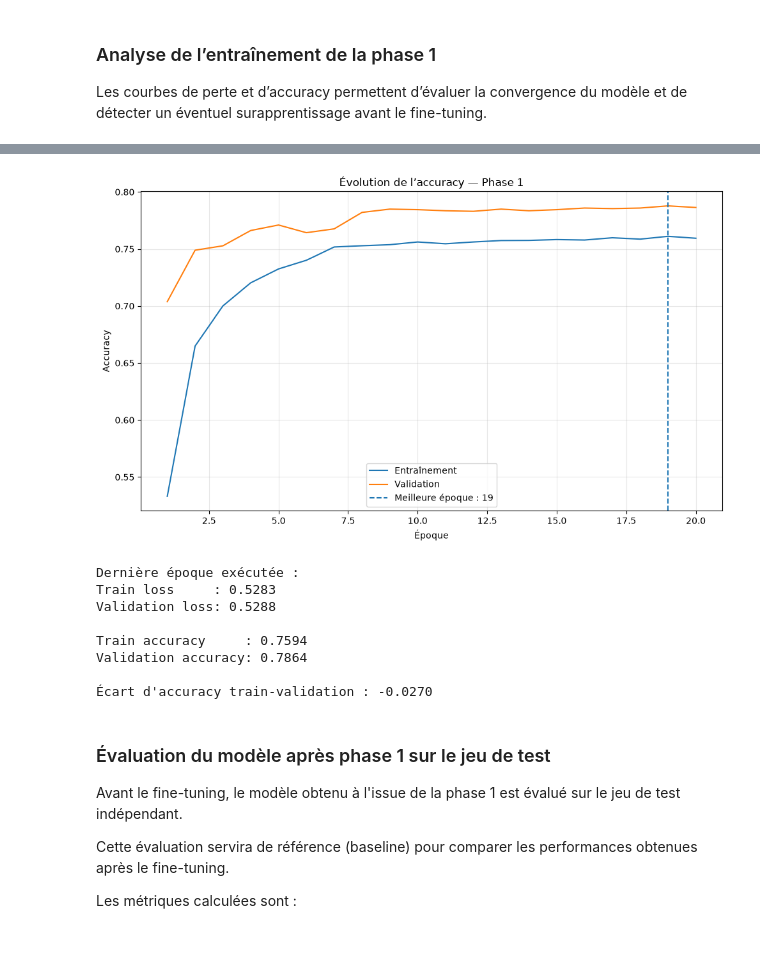
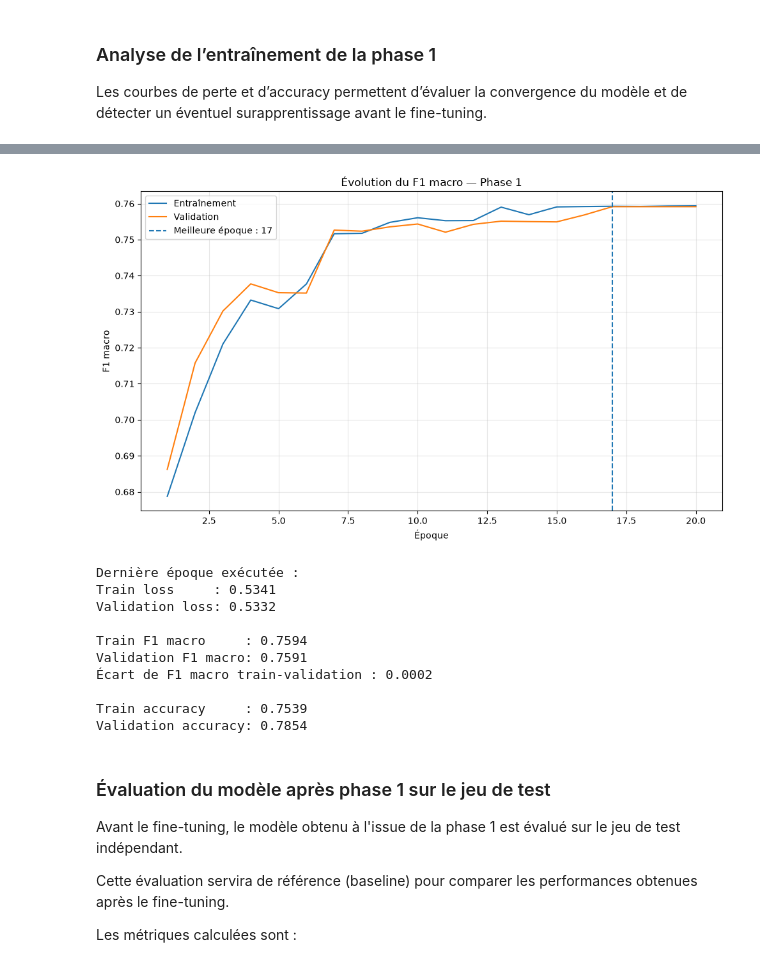
Before and after one commit to cyrilmarat/Liora_Covid, a Jupyter notebook: notebooks/Modelisation/ResNet/ResNet_50.ipynb, the cells around one changed output, grey strips where cells are left out. Cells and saved outputs as stored; diff of their text form; code cells hidden in the pictures.

```diff
--- a/notebooks/Modelisation/ResNet/ResNet_50.ipynb
+++ b/notebooks/Modelisation/ResNet/ResNet_50.ipynb
@@ -1118 +1186,6 @@ Learning rate phase 1 : 0.0001
+# %%
+macro_f1_callback = MacroF1Callback(
+    train_ds=train_ds,
+    val_ds=val_ds
+)
 # %%
@@ -1202,21 +1279,30 @@ Restoring model weights from the end of the best epoch: 19.
 epochs_completed_phase1 = len(history_phase1.history["loss"])
 
 best_epoch_phase1 = (
-    np.argmin(history_phase1.history["val_loss"]) + 1
+    np.argmax(history_phase1.history["val_f1_macro"]) + 1
 )
 
-best_val_loss_phase1 = np.min(
-    history_phase1.history["val_loss"]
+best_val_f1_phase1 = float(
+    np.max(history_phase1.history["val_f1_macro"])
 )
 
-best_val_accuracy_phase1 = history_phase1.history[
-    "val_accuracy"
-][best_epoch_phase1 - 1]
+best_val_loss_phase1 = float(
+    history_phase1.history["val_loss"][
+        best_epoch_phase1 - 1
+    ]
+)
+
+best_val_accuracy_phase1 = float(
+    history_phase1.history["val_accuracy"][
+        best_epoch_phase1 - 1
+    ]
+)
 
 print("Phase 1 terminée.")
 print("Nombre d'époques exécutées :", epochs_completed_phase1)
 print("Meilleure époque :", best_epoch_phase1)
-print(f"Meilleure val_loss : {best_val_loss_phase1:.4f}")
+print(f"Meilleur val_f1_macro : {best_val_f1_phase1:.4f}")
+print(f"Val_loss à la meilleure époque : {best_val_loss_phase1:.4f}")
 print(
     f"Val_accuracy à la meilleure époque : "
     f"{best_val_accuracy_phase1:.4f}"
@@ -1300,37 +1387,45 @@ plt.show()
 # %%
 plt.figure(figsize=(10, 6))
 
 plt.plot(
     history_phase1_df.index,
-    history_phase1_df["accuracy"],
+    history_phase1_df["f1_macro"],
     label="Entraînement"
 )
 
 plt.plot(
     history_phase1_df.index,
-    history_phase1_df["val_accuracy"],
+    history_phase1_df["val_f1_macro"],
     label="Validation"
 )
 
 plt.axvline(
     best_epoch_phase1,
     linestyle="--",
     label=f"Meilleure époque : {best_epoch_phase1}"
 )
 
-plt.title("Évolution de l’accuracy — Phase 1")
+plt.title("Évolution du F1 macro — Phase 1")
 plt.xlabel("Époque")
-plt.ylabel("Accuracy")
+plt.ylabel("F1 macro")
 plt.legend()
 plt.grid(alpha=0.3)
 
 plt.tight_layout()
 plt.show()
 # %% [output]
-[figure, old version]
+[figure, new version]
 # %%
 final_train_loss = history_phase1_df["loss"].iloc[-1]
 final_val_loss = history_phase1_df["val_loss"].iloc[-1]
+
+final_train_f1 = history_phase1_df[
+    "f1_macro"
+].iloc[-1]
+
+final_val_f1 = history_phase1_df[
+    "val_f1_macro"
+].iloc[-1]
 
 final_train_accuracy = history_phase1_df[
     "accuracy"
@@ -1344,22 +1439,28 @@ print("Dernière époque exécutée :")
 print(f"Train loss     : {final_train_loss:.4f}")
 print(f"Validation loss: {final_val_loss:.4f}")
 print()
+
+print(f"Train F1 macro     : {final_train_f1:.4f}")
+print(f"Validation F1 macro: {final_val_f1:.4f}")
+print(
+    f"Écart de F1 macro train-validation : "
+    f"{final_train_f1 - final_val_f1:.4f}"
+)
+print()
+
 print(f"Train accuracy     : {final_train_accuracy:.4f}")
 print(f"Validation accuracy: {final_val_accuracy:.4f}")
-print()
-print(
-    "Écart d'accuracy train-validation : "
-    f"{final_train_accuracy - final_val_accuracy:.4f}"
-)
 # %% [output]
 Dernière époque exécutée :
-Train loss     : 0.5283
-Validation loss: 0.5288
+Train loss     : 0.5341
+Validation loss: 0.5332
 
-Train accuracy     : 0.7594
-Validation accuracy: 0.7864
+Train F1 macro     : 0.7594
+Validation F1 macro: 0.7591
+Écart de F1 macro train-validation : 0.0002
 
-Écart d'accuracy train-validation : -0.0270
+Train accuracy     : 0.7539
+Validation accuracy: 0.7854
 # %% [markdown]
 ### Évaluation du modèle après phase 1 sur le jeu de test
 
```
Also changed, not shown: parts of 27 cells of this notebook.
